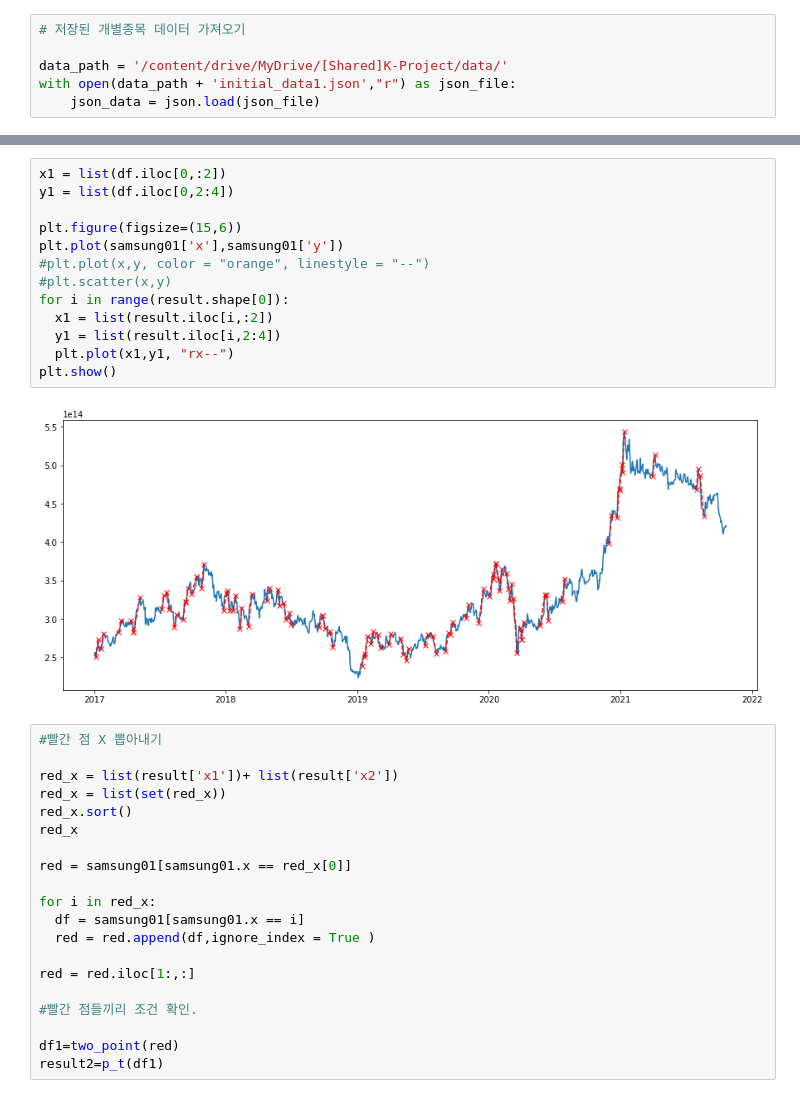
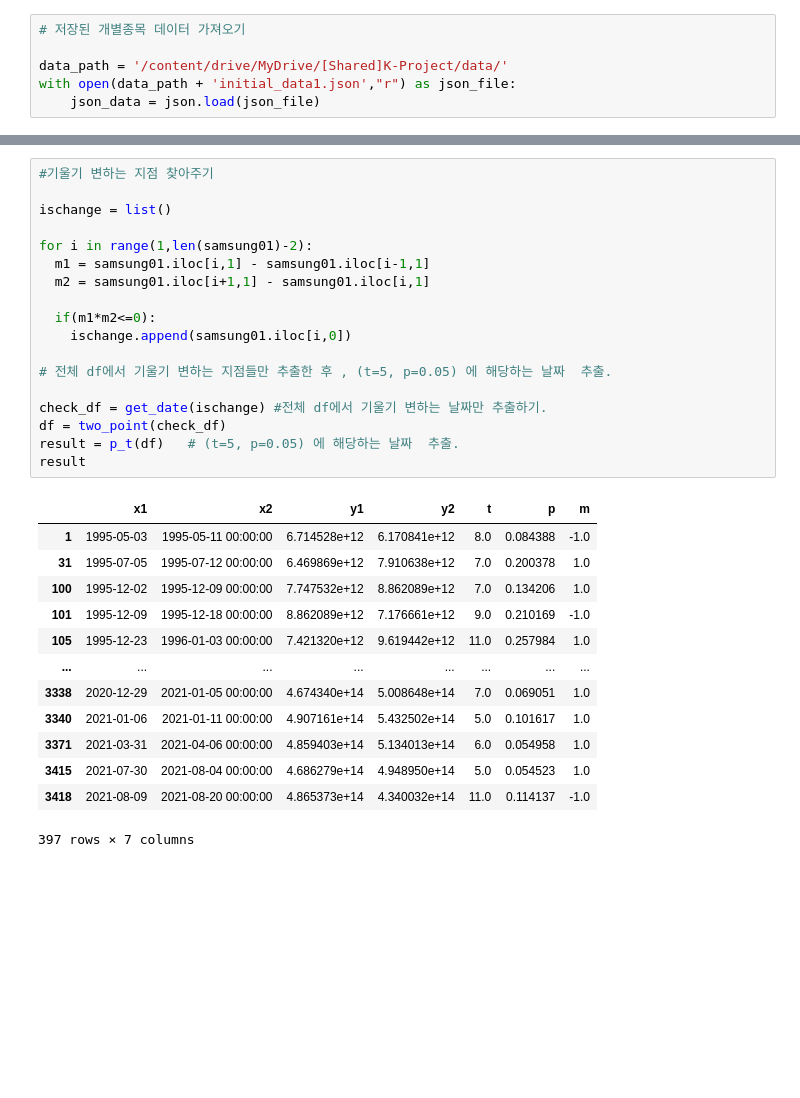
Before and after one commit to baeksumin/k-project, a Jupyter notebook: data_preprocessing/TimeSeries_trend.ipynb, the cells around one changed output, grey strips where cells are left out. Drawn from its saved outputs; the diff is of its cells as text; blank space fills up the shorter version.

```diff
--- a/data_preprocessing/TimeSeries_trend.ipynb
+++ b/data_preprocessing/TimeSeries_trend.ipynb
@@ -164,35 +131,32 @@ result
-# %%
-x1 = list(df.iloc[0,:2])
-y1 = list(df.iloc[0,2:4])
-
-plt.figure(figsize=(15,6))
-plt.plot(samsung01['x'],samsung01['y'])
-#plt.plot(x,y, color = "orange", linestyle = "--")
-#plt.scatter(x,y)
-for i in range(result.shape[0]):
-  x1 = list(result.iloc[i,:2])
-  y1 = list(result.iloc[i,2:4])
-  plt.plot(x1,y1, "rx--")
-plt.show()
-# %% [output]
-[figure, removed]
-# %%
-#빨간 점 X 뽑아내기
-
-red_x = list(result['x1'])+ list(result['x2'])
-red_x = list(set(red_x))
-red_x.sort()
-red_x
-
-red = samsung01[samsung01.x == red_x[0]]
-
-for i in red_x:
-  df = samsung01[samsung01.x == i]
-  red = red.append(df,ignore_index = True )
-
-red = red.iloc[1:,:]
-
-#빨간 점들끼리 조건 확인.
-
-df1=two_point(red)
-result2=p_t(df1)
+# %%
+#기울기 변하는 지점 찾아주기
+
+ischange = list()
+
+for i in range(1,len(samsung01)-2):
+  m1 = samsung01.iloc[i,1] - samsung01.iloc[i-1,1]
+  m2 = samsung01.iloc[i+1,1] - samsung01.iloc[i,1]
+
+  if(m1*m2<=0):
+    ischange.append(samsung01.iloc[i,0])
+
+# 전체 df에서 기울기 변하는 지점들만 추출한 후 , (t=5, p=0.05) 에 해당하는 날짜  추출.
+
+check_df = get_date(ischange) #전체 df에서 기울기 변하는 날짜만 추출하기.
+df = two_point(check_df)
+result = p_t(df)   # (t=5, p=0.05) 에 해당하는 날짜  추출.
+result
+# %% [output]
+|  | x1 | x2 | y1 | y2 | t | p | m |
+| 1 | 1995-05-03 | 1995-05-11 00:00:00 | 6.714528e+12 | 6.170841e+12 | 8.0 | 0.084388 | -1.0 |
+| 31 | 1995-07-05 | 1995-07-12 00:00:00 | 6.469869e+12 | 7.910638e+12 | 7.0 | 0.200378 | 1.0 |
+| 100 | 1995-12-02 | 1995-12-09 00:00:00 | 7.747532e+12 | 8.862089e+12 | 7.0 | 0.134206 | 1.0 |
+| 101 | 1995-12-09 | 1995-12-18 00:00:00 | 8.862089e+12 | 7.176661e+12 | 9.0 | 0.210169 | -1.0 |
+| 105 | 1995-12-23 | 1996-01-03 00:00:00 | 7.421320e+12 | 9.619442e+12 | 11.0 | 0.257984 | 1.0 |
+| ... | ... | ... | ... | ... | ... | ... | ... |
+| 3338 | 2020-12-29 | 2021-01-05 00:00:00 | 4.674340e+14 | 5.008648e+14 | 7.0 | 0.069051 | 1.0 |
+| 3340 | 2021-01-06 | 2021-01-11 00:00:00 | 4.907161e+14 | 5.432502e+14 | 5.0 | 0.101617 | 1.0 |
+| 3371 | 2021-03-31 | 2021-04-06 00:00:00 | 4.859403e+14 | 5.134013e+14 | 6.0 | 0.054958 | 1.0 |
+| 3415 | 2021-07-30 | 2021-08-04 00:00:00 | 4.686279e+14 | 4.948950e+14 | 5.0 | 0.054523 | 1.0 |
+| 3418 | 2021-08-09 | 2021-08-20 00:00:00 | 4.865373e+14 | 4.340032e+14 | 11.0 | 0.114137 | -1.0 |
+397 rows × 7 columns
```
Also changed, not shown: parts of 20 cells of this notebook.
